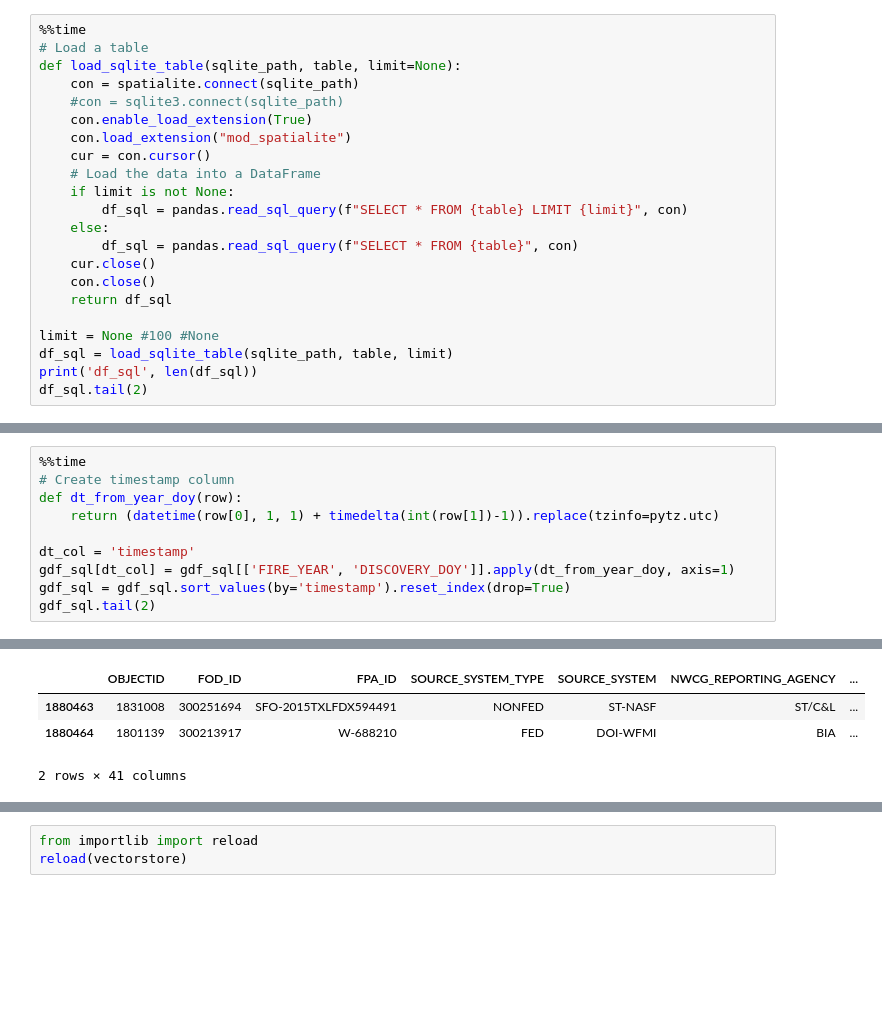
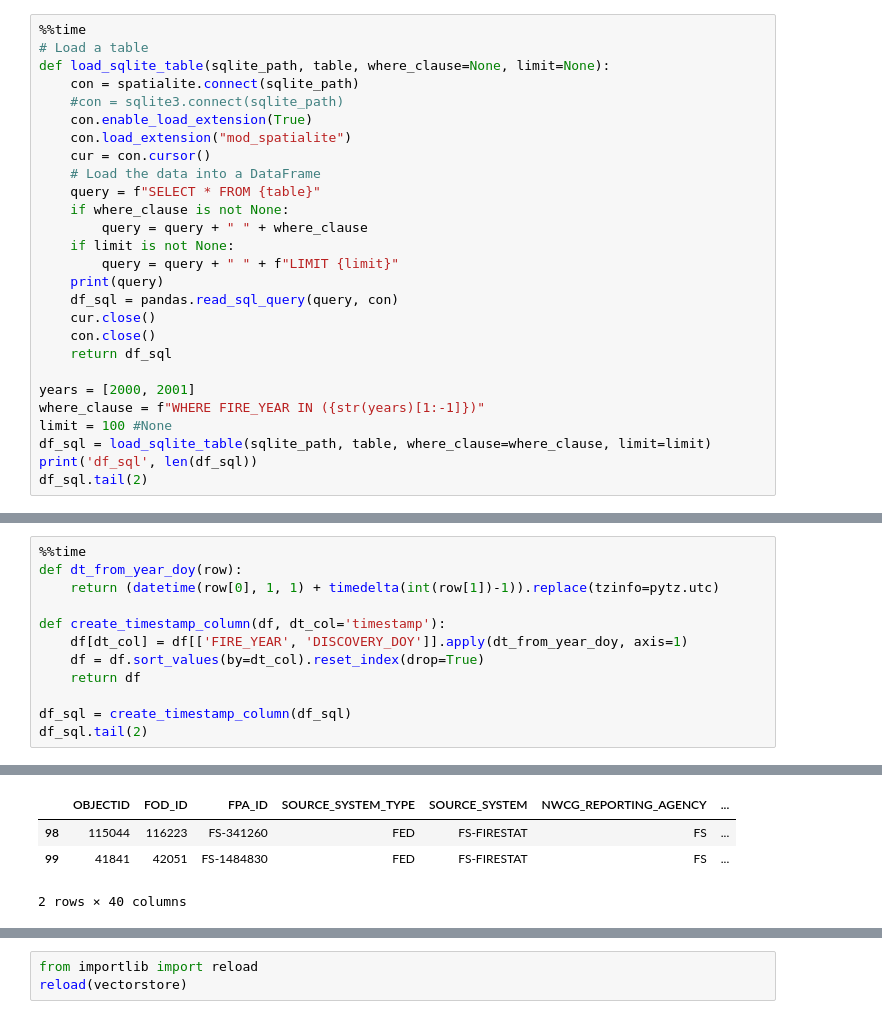
Before and after one commit to IBM/tensorlakehouse, a Jupyter notebook: examples/upload_kaggle_wildfire.ipynb, the cells around one changed output, grey strips where cells are left out. Drawn from its saved outputs; the diff is of its cells as text; blank space fills up the shorter version.

```diff
--- a/examples/upload_kaggle_wildfire.ipynb
+++ b/examples/upload_kaggle_wildfire.ipynb
@@ -74,23 +76,28 @@ filter_key_levels = [10, 14, 18, 22]
 # %%
 %%time
 # Load a table
-def load_sqlite_table(sqlite_path, table, limit=None):
+def load_sqlite_table(sqlite_path, table, where_clause=None, limit=None):
     con = spatialite.connect(sqlite_path)
     #con = sqlite3.connect(sqlite_path)
     con.enable_load_extension(True)
     con.load_extension("mod_spatialite")
     cur = con.cursor()
     # Load the data into a DataFrame
+    query = f"SELECT * FROM {table}"
+    if where_clause is not None:
+        query = query + " " + where_clause
     if limit is not None:
-        df_sql = pandas.read_sql_query(f"SELECT * FROM {table} LIMIT {limit}", con)
-    else:
-        df_sql = pandas.read_sql_query(f"SELECT * FROM {table}", con)
+        query = query + " " + f"LIMIT {limit}"
+    print(query)
+    df_sql = pandas.read_sql_query(query, con)
     cur.close()
     con.close()
     return df_sql
 
-limit = None #100 #None
-df_sql = load_sqlite_table(sqlite_path, table, limit)
+years = [2000, 2001]
+where_clause = f"WHERE FIRE_YEAR IN ({str(years)[1:-1]})"
+limit = 100 #None
+df_sql = load_sqlite_table(sqlite_path, table, where_clause=where_clause, limit=limit)
 print('df_sql', len(df_sql))
 df_sql.tail(2)
 # %% [output]
@@ -166,11 +112,13 @@ Wall time: 13 s
 # %%
 %%time
-# Create timestamp column
 def dt_from_year_doy(row):
     return (datetime(row[0], 1, 1) + timedelta(int(row[1])-1)).replace(tzinfo=pytz.utc)
 
-dt_col = 'timestamp'
-gdf_sql[dt_col] = gdf_sql[['FIRE_YEAR', 'DISCOVERY_DOY']].apply(dt_from_year_doy, axis=1)
-gdf_sql = gdf_sql.sort_values(by='timestamp').reset_index(drop=True)
-gdf_sql.tail(2)
+def create_timestamp_column(df, dt_col='timestamp'):
+    df[dt_col] = df[['FIRE_YEAR', 'DISCOVERY_DOY']].apply(dt_from_year_doy, axis=1)
+    df = df.sort_values(by=dt_col).reset_index(drop=True)
+    return df
+
+df_sql = create_timestamp_column(df_sql)
+df_sql.tail(2)
 # %% [output]
@@ -179,4 +127,4 @@ Wall time: 25.8 s
 |  | OBJECTID | FOD_ID | FPA_ID | SOURCE_SYSTEM_TYPE | SOURCE_SYSTEM | NWCG_REPORTING_AGENCY | ... |
-| 1880463 | 1831008 | 300251694 | SFO-2015TXLFDX594491 | NONFED | ST-NASF | ST/C&L | ... |
-| 1880464 | 1801139 | 300213917 | W-688210 | FED | DOI-WFMI | BIA | ... |
+| 98 | 115044 | 116223 | FS-341260 | FED | FS-FIRESTAT | FS | ... |
+| 99 | 41841 | 42051 | FS-1484830 | FED | FS-FIRESTAT | FS | ... |
-2 rows × 41 columns
+2 rows × 40 columns
```
Also changed, not shown: parts of 23 cells of this notebook.
